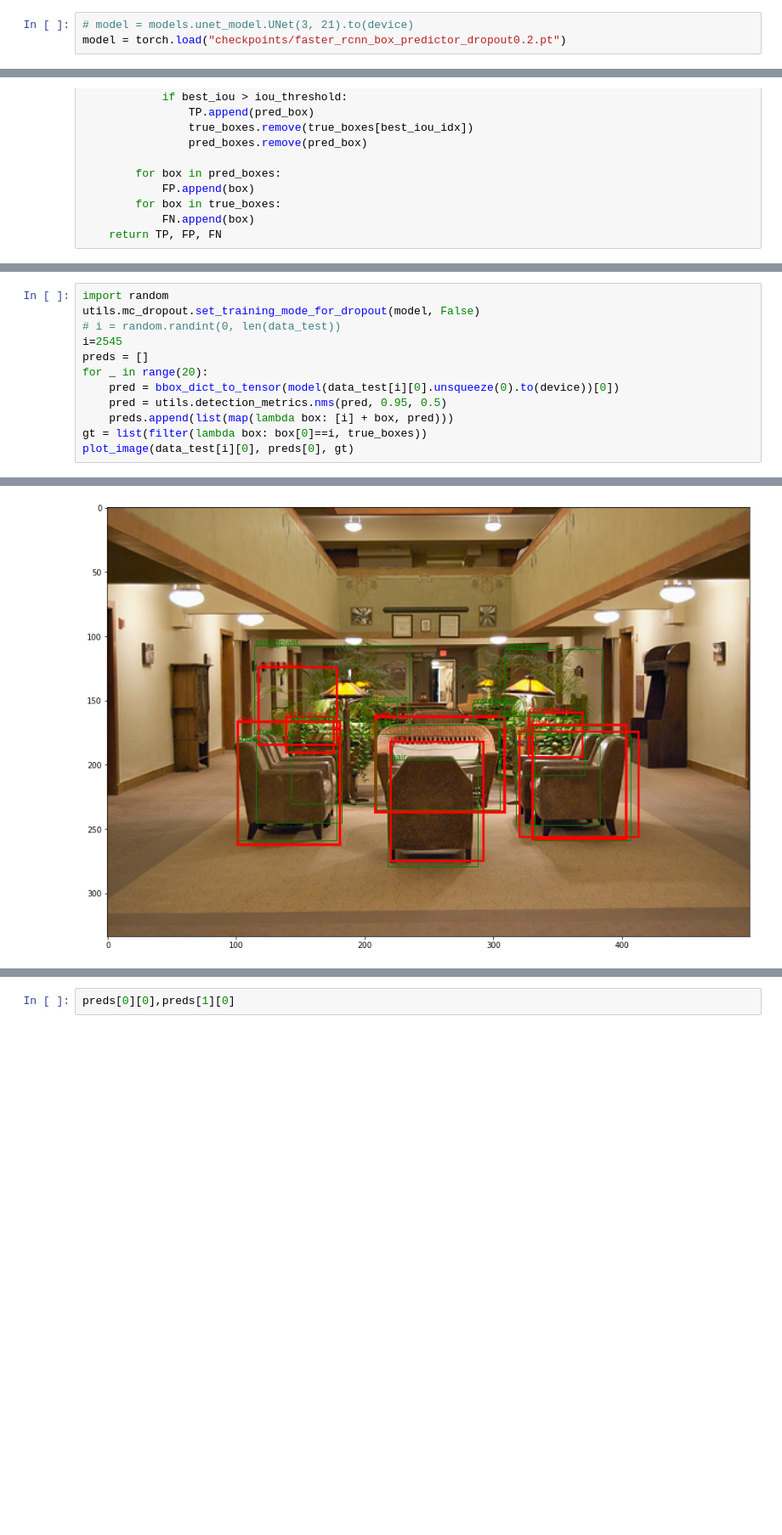
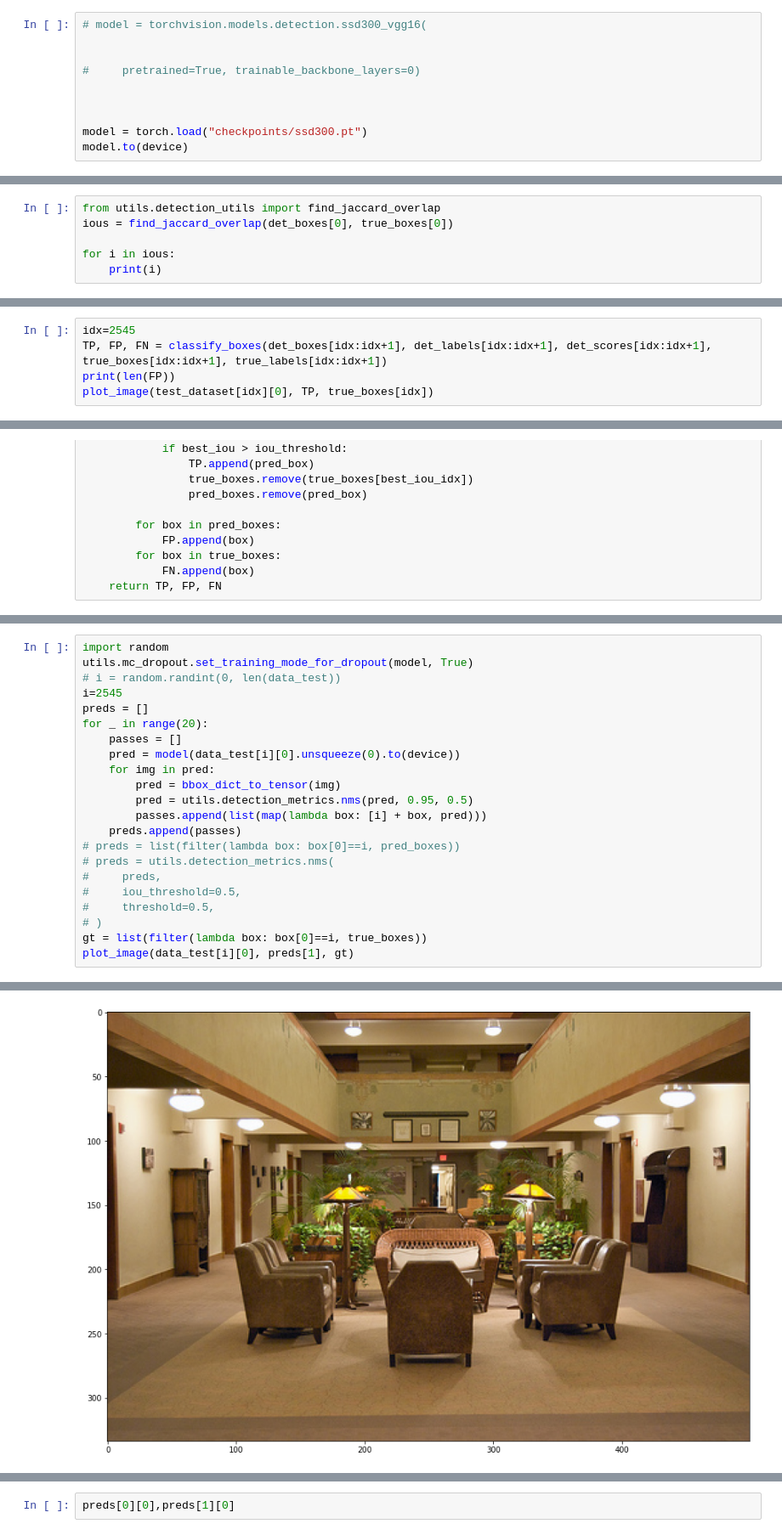
Before and after one commit to vlasakjiri/uncertainty-estimations, a Jupyter notebook: detection.ipynb, the cells around one changed output, grey strips where cells are left out. Shown at 85% size. Drawn from its saved outputs; the diff is of its cells as text; blank space fills up the shorter version.

```diff
--- a/detection.ipynb
+++ b/detection.ipynb
@@ -138,3 +55,10 @@ Extracting VOC/VOCtrainval_11-May-2012.tar to VOC
 # %%
-# model = models.unet_model.UNet(3, 21).to(device)
-model = torch.load("checkpoints/faster_rcnn_box_predictor_dropout0.2.pt")
+# model = torchvision.models.detection.ssd300_vgg16(
+
+
+#     pretrained=True, trainable_backbone_layers=0)
+
+
+
+model = torch.load("checkpoints/ssd300.pt")
+model.to(device)
@@ -160,0 +230,6 @@ FasterRCNN(
+# %%
+from utils.detection_utils import find_jaccard_overlap
+ious = find_jaccard_overlap(det_boxes[0], true_boxes[0])
+
+for i in ious:
+    print(i)
@@ -160,0 +368,5 @@ FasterRCNN(
+# %%
+idx=2545
+TP, FP, FN = classify_boxes(det_boxes[idx:idx+1], det_labels[idx:idx+1], det_scores[idx:idx+1], true_boxes[idx:idx+1], true_labels[idx:idx+1])
+print(len(FP))
+plot_image(test_dataset[idx][0], TP, true_boxes[idx])
@@ -334,13 +601,23 @@ preds[0]
 # %%
 import random
-utils.mc_dropout.set_training_mode_for_dropout(model, False)
+utils.mc_dropout.set_training_mode_for_dropout(model, True)
 # i = random.randint(0, len(data_test))
 i=2545
 preds = []
 for _ in range(20):
-    pred = bbox_dict_to_tensor(model(data_test[i][0].unsqueeze(0).to(device))[0])
-    pred = utils.detection_metrics.nms(pred, 0.95, 0.5)
-    preds.append(list(map(lambda box: [i] + box, pred)))
+    passes = []
+    pred = model(data_test[i][0].unsqueeze(0).to(device))
+    for img in pred:
+        pred = bbox_dict_to_tensor(img)
+        pred = utils.detection_metrics.nms(pred, 0.95, 0.5)
+        passes.append(list(map(lambda box: [i] + box, pred)))
+    preds.append(passes)
+# preds = list(filter(lambda box: box[0]==i, pred_boxes))
+# preds = utils.detection_metrics.nms(
+#     preds,
+#     iou_threshold=0.5,
+#     threshold=0.5,
+# )
 gt = list(filter(lambda box: box[0]==i, true_boxes))
-plot_image(data_test[i][0], preds[0], gt)
+plot_image(data_test[i][0], preds[1], gt)
 # %% [output]
@@ -347,2 +625,2 @@ plot_image(data_test[i][0], preds[0], gt)
-[figure, old version]
+[figure, new version]
 # %%
```
Also changed, not shown: parts of 30 cells of this notebook, 9 other files.
